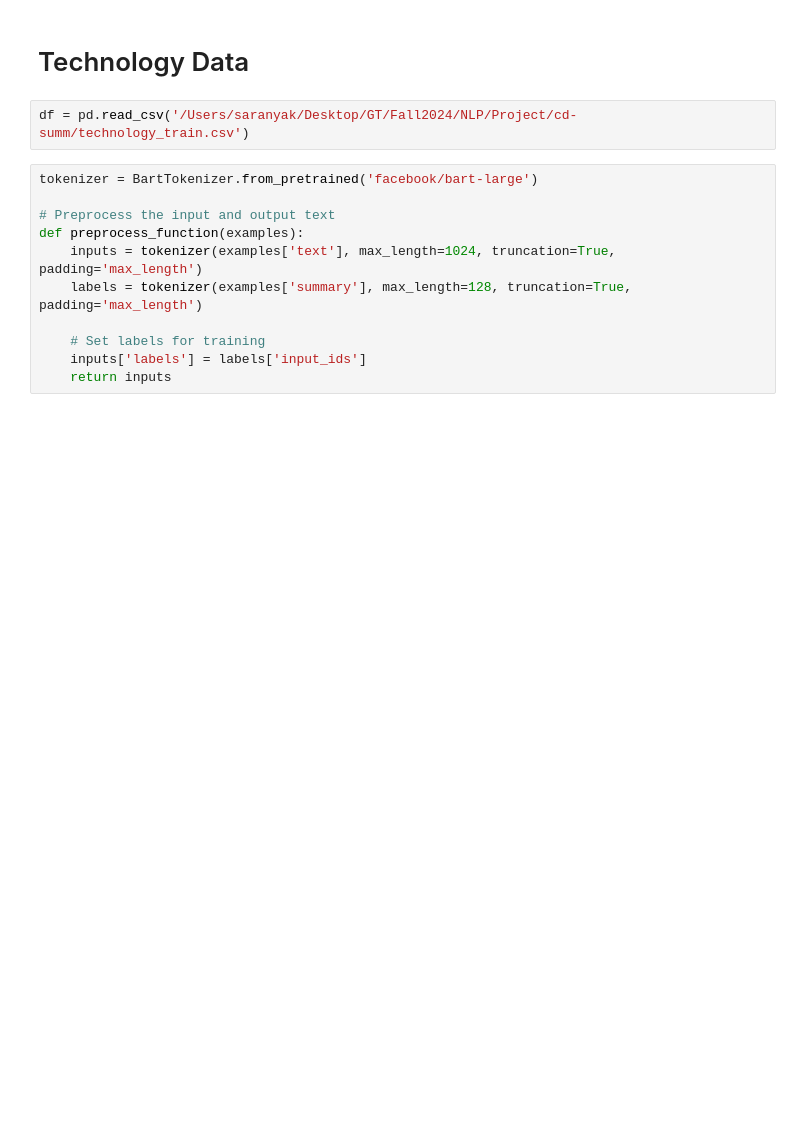
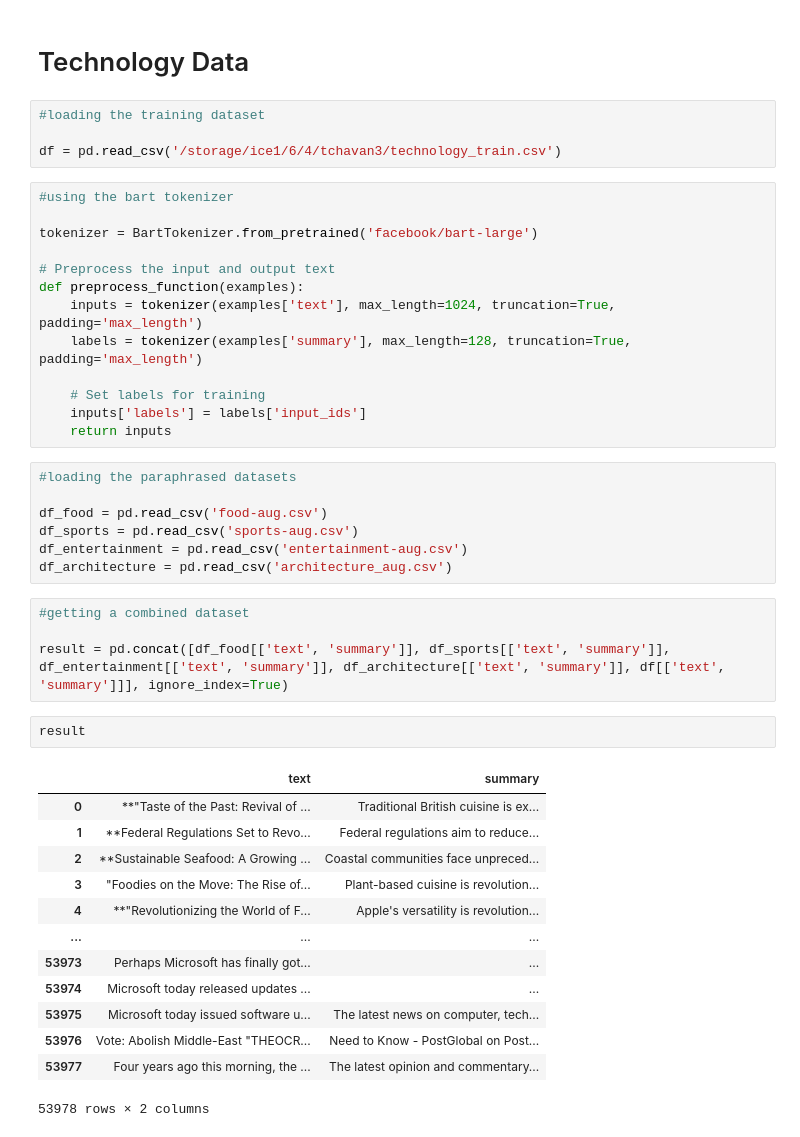
Before and after one commit to mastdev/cd-summ, a Jupyter notebook: BART_Training.ipynb, the cells around one changed output. Drawn from its saved outputs; the diff is of its cells as text; blank space fills up the shorter version.

Commit message:
Adding Tanmay's files
BART Model Evaluation-Copy2.ipynb
BART Model Evaluation.ipynb
BART Model Evaluation-Copy1.ipynb
BART_Training.ipynb
LLaMa-paraphrasing-1.ipynb

```diff
--- a/BART_Training.ipynb
+++ b/BART_Training.ipynb
@@ -28,8 +57,12 @@ import numpy as np
 # %% [markdown]
 # Technology Data
-# %%
-df = pd.read_csv('/Users/saranyak/Desktop/GT/Fall2024/NLP/Project/cd-summ/technology_train.csv')
+# %%
+#loading the training dataset
+
+df = pd.read_csv('/storage/ice1/6/4/tchavan3/technology_train.csv')
 # %%
+#using the bart tokenizer
+
 tokenizer = BartTokenizer.from_pretrained('facebook/bart-large')
 
 # Preprocess the input and output text
@@ -40,6 +73,33 @@ def preprocess_function(examples):
     # Set labels for training
     inputs['labels'] = labels['input_ids']
     return inputs
+# %%
+#loading the paraphrased datasets
+
+df_food = pd.read_csv('food-aug.csv')
+df_sports = pd.read_csv('sports-aug.csv')
+df_entertainment = pd.read_csv('entertainment-aug.csv')
+df_architecture = pd.read_csv('architecture_aug.csv')
+# %%
+#getting a combined dataset
+
+result = pd.concat([df_food[['text', 'summary']], df_sports[['text', 'summary']], df_entertainment[['text', 'summary']], df_architecture[['text', 'summary']], df[['text', 'summary']]], ignore_index=True)
+# %%
+result
+# %% [output]
+|  | text | summary |
+| 0 | **"Taste of the Past: Revival of ... | Traditional British cuisine is ex... |
+| 1 | **Federal Regulations Set to Revo... | Federal regulations aim to reduce... |
+| 2 | **Sustainable Seafood: A Growing ... | Coastal communities face unpreced... |
+| 3 | "Foodies on the Move: The Rise of... | Plant-based cuisine is revolution... |
+| 4 | **"Revolutionizing the World of F... | Apple's versatility is revolution... |
+| ... | ... | ... |
+| 53973 | Perhaps Microsoft has finally got... | ... |
+| 53974 | Microsoft today released updates ... | ... |
+| 53975 | Microsoft today issued software u... | The latest news on computer, tech... |
+| 53976 | Vote: Abolish Middle-East "THEOCR... | Need to Know - PostGlobal on Post... |
+| 53977 | Four years ago this morning, the ... | The latest opinion and commentary... |
+53978 rows × 2 columns
 # %%
 from datasets import Dataset
 
```
Also changed, not shown: parts of 34 cells of this notebook, 4 other files.
